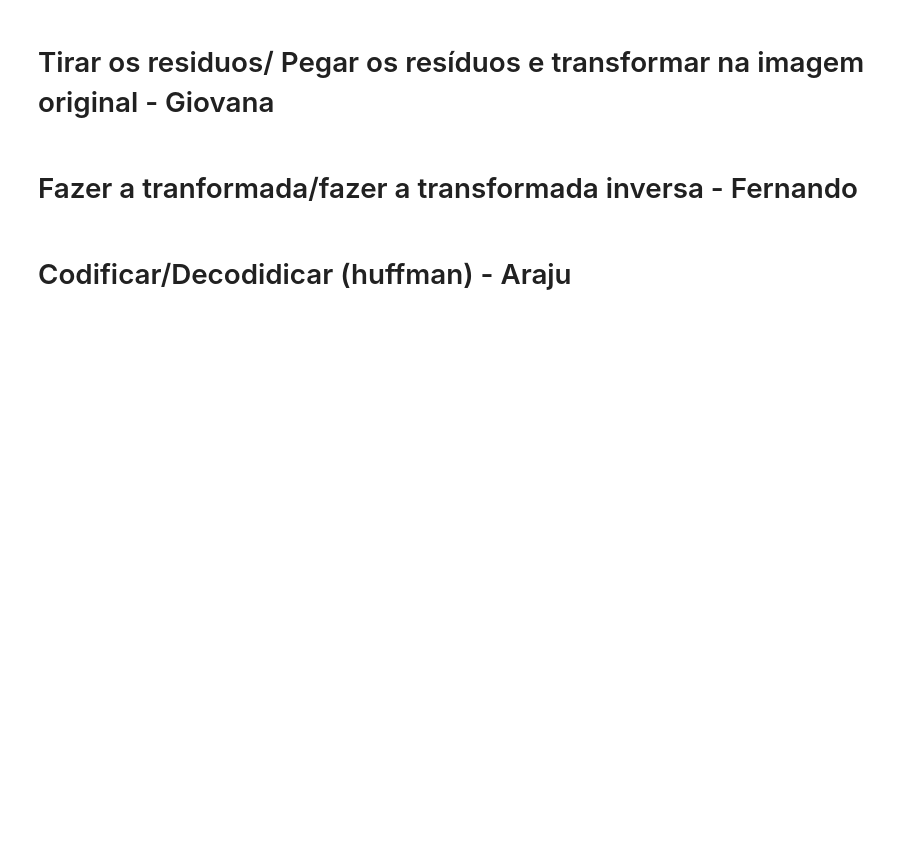
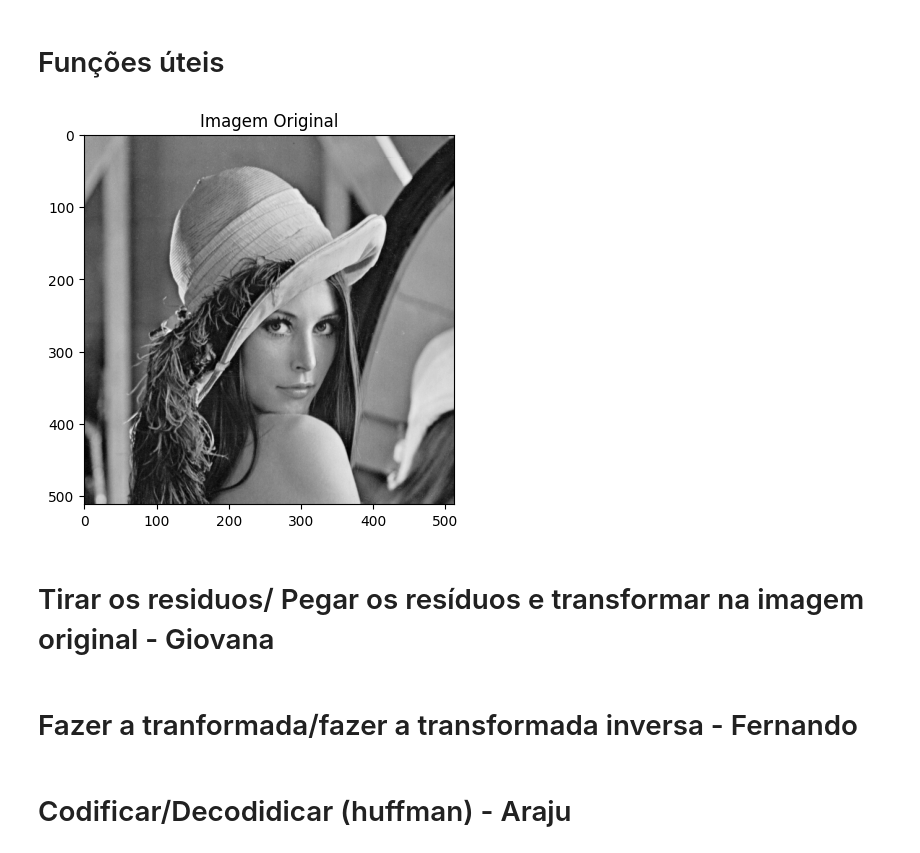
Before and after one commit to raularaju/compressao_imagens, a Jupyter notebook: main.ipynb, the cells around one changed output. Drawn from its saved outputs; the diff is of its cells as text; code cells hidden in the pictures; blank space fills up the shorter version.

Commit message:
adicionei funções úteis

```diff
--- a/main.ipynb
+++ b/main.ipynb
@@ -5,3 +6,42 @@ import heapq
 from collections import defaultdict, Counter
 import struct
 import sys
+# %% [markdown]
+# Funções úteis
+# %%
+def calcEntropy(image):
+    hist = cv2.calcHist([image],[0],None,[256],[0,256])
+    hist = hist.ravel()/hist.sum()
+    logs = np.log2(hist+0.00001)
+    entropy = -1 * (hist*logs).sum()
+    return entropy
+
+def divideImageIntoSubImages(image, subImageSize):
+    subImages = []
+    for i in range(0, image.shape[0], subImageSize):
+        for j in range(0, image.shape[1], subImageSize):
+            subImages.append(image[i:i+subImageSize, j:j+subImageSize])
+    return np.array(subImages)
+
+def reconstructImage(subimages, originalImageShape):
+    image = np.zeros(originalImageShape)
+    idx = 0
+    for i in range(0, originalImageShape[0], subimages[0].shape[0]):
+        for j in range(0, originalImageShape[1], subimages[0].shape[1]):
+            image[i:i+subimages[0].shape[0], j:j+subimages[0].shape[1]] = subimages[idx]
+            idx += 1
+    return image
+
+def getNumberOfDifferentColors(img):
+    return len(np.unique(img))
+
+def plotImage(img, title):
+    plt.imshow(img, cmap='gray')
+    plt.title(title)
+    plt.show()
+# %%
+ORIGINAL_IMAGE = cv2.imread('./imagens/lena512.pgm',0)
+ORIGINAL_IMAGE_SHAPE = ORIGINAL_IMAGE.shape
+plotImage(ORIGINAL_IMAGE, 'Imagem Original')
+# %% [output]
+[figure, added]
```
Also changed, not shown: parts of 5 cells of this notebook.
